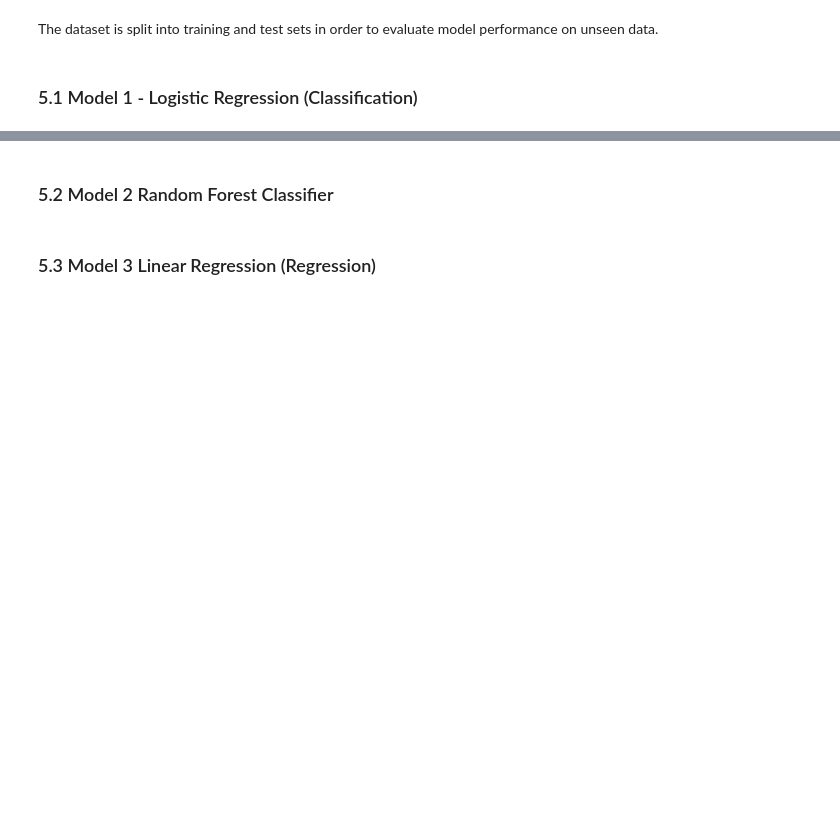
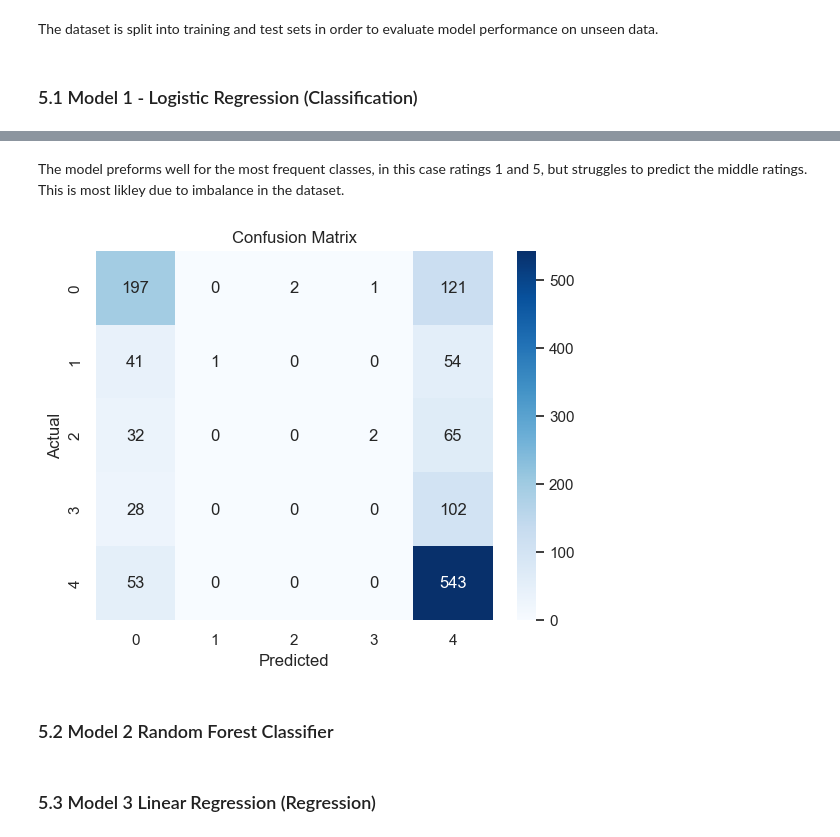
Before and after one commit to nicoholth/INFO284Semesterassignment, a Jupyter notebook: Task1_Sentiment/Task1_Sentiment.ipynb, the cells around one changed output, grey strips where cells are left out. Drawn from its saved outputs; the diff is of its cells as text; code cells hidden in the pictures; blank space fills up the shorter version.

```diff
--- a/Task1_Sentiment/Task1_Sentiment.ipynb
+++ b/Task1_Sentiment/Task1_Sentiment.ipynb
@@ -160,3 +194,18 @@ The dataset is split into training and test sets in order to evaluate model perf
+# %% [markdown]
+The model preforms well for the most frequent classes, in this case ratings 1 and 5, but struggles to predict the middle ratings. This is most likley due to imbalance in the dataset.
+# %%
+from sklearn.metrics import confusion_matrix
+import seaborn as sns
+
+cm = confusion_matrix(y_test, predictions)
+
+sns.heatmap(cm, annot=True, fmt="d", cmap="Blues")
+plt.xlabel("Predicted")
+plt.ylabel("Actual")
+plt.title("Confusion Matrix")
+plt.show()
+# %% [output]
+[figure, added]
 # %% [markdown]
 ### 5.2 Model 2 Random Forest Classifier
 # %% [markdown]
```
Also changed, not shown: parts of 6 cells of this notebook.
